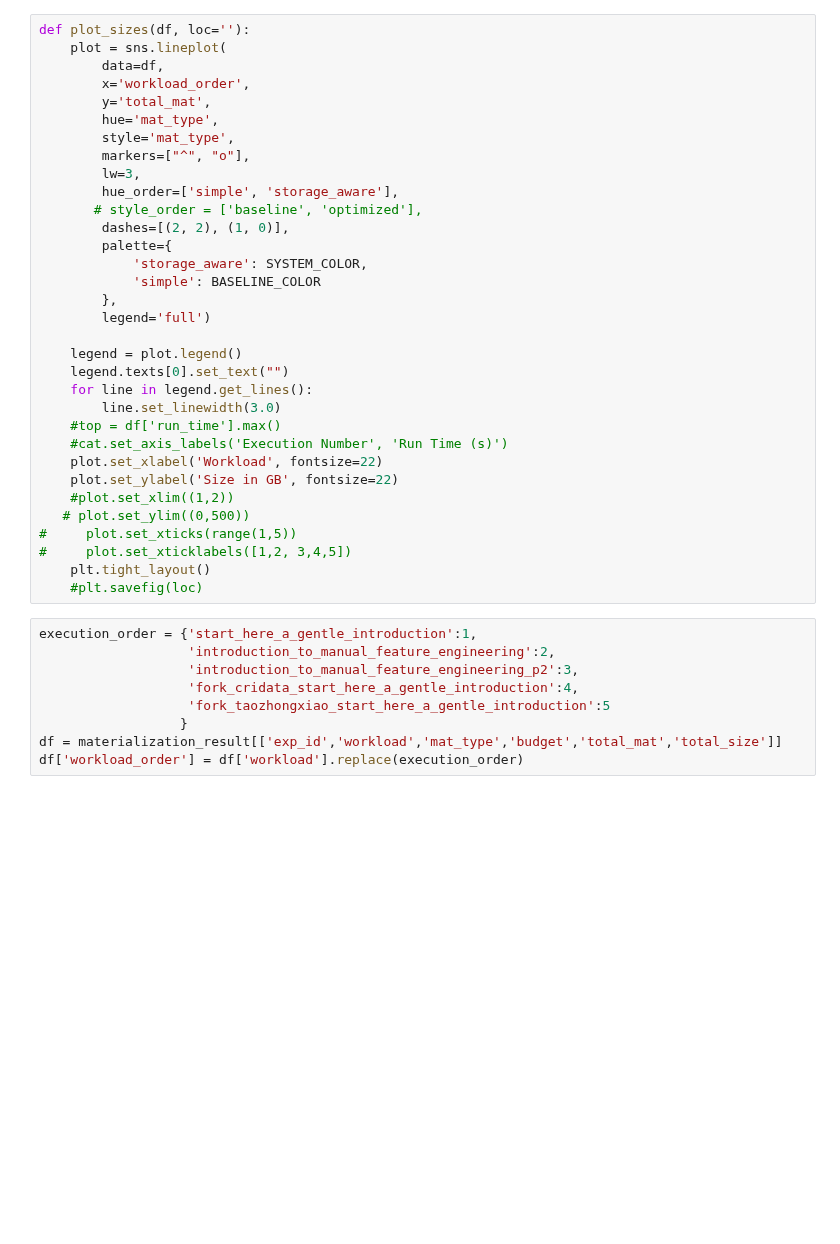
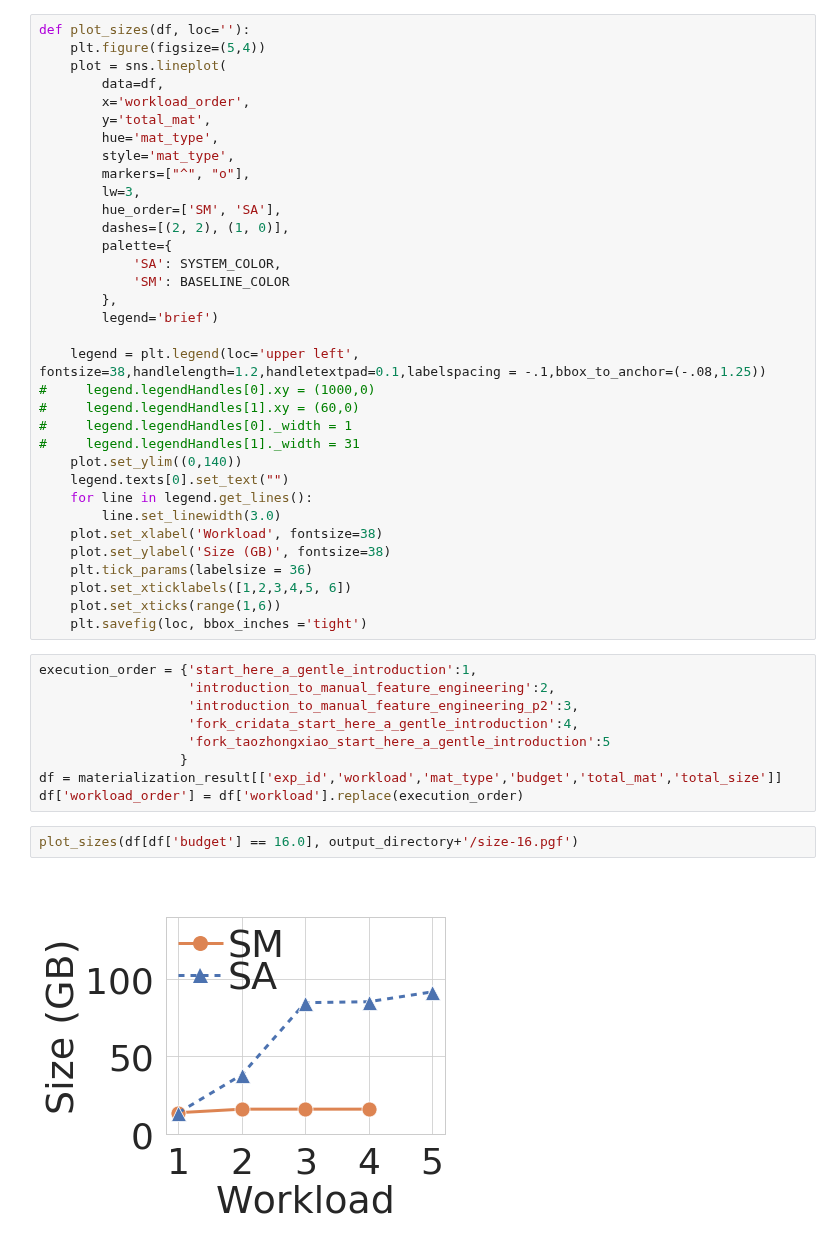
Before and after one commit to dbehrouz/ml-workload-optimization, a Jupyter notebook: code/collaborative-optimizer/paper/experiments/materialization/plots.ipynb, the cells around one changed output. Saved outputs shown, nothing was run; the diff lists cells and outputs as text; blank space fills up the shorter version.

```diff
--- a/code/collaborative-optimizer/paper/experiments/materialization/plots.ipynb
+++ b/code/collaborative-optimizer/paper/experiments/materialization/plots.ipynb
@@ -117,5 +103,6 @@ plot_execution_time(df)
 # %%
 def plot_sizes(df, loc=''):
+    plt.figure(figsize=(5,4))
     plot = sns.lineplot(
         data=df,
         x='workload_order',
@@ -124,29 +111,29 @@ def plot_sizes(df, loc=''):
         style='mat_type',
         markers=["^", "o"],
         lw=3,
-        hue_order=['simple', 'storage_aware'],
-       # style_order = ['baseline', 'optimized'],
+        hue_order=['SM', 'SA'],
         dashes=[(2, 2), (1, 0)],
         palette={
-            'storage_aware': SYSTEM_COLOR,
-            'simple': BASELINE_COLOR
+            'SA': SYSTEM_COLOR,
+            'SM': BASELINE_COLOR
         },
-        legend='full')
+        legend='brief')
 
-    legend = plot.legend()
+    legend = plt.legend(loc='upper left', fontsize=38,handlelength=1.2,handletextpad=0.1,labelspacing = -.1,bbox_to_anchor=(-.08,1.25))
+#     legend.legendHandles[0].xy = (1000,0)
+#     legend.legendHandles[1].xy = (60,0)
+#     legend.legendHandles[0]._width = 1
+#     legend.legendHandles[1]._width = 31
+    plot.set_ylim((0,140))
     legend.texts[0].set_text("")
     for line in legend.get_lines():
         line.set_linewidth(3.0)
-    #top = df['run_time'].max()
-    #cat.set_axis_labels('Execution Number', 'Run Time (s)')
-    plot.set_xlabel('Workload', fontsize=22)
-    plot.set_ylabel('Size in GB', fontsize=22)
-    #plot.set_xlim((1,2))
-   # plot.set_ylim((0,500))
-#     plot.set_xticks(range(1,5))
-#     plot.set_xticklabels([1,2, 3,4,5])
-    plt.tight_layout()
-    #plt.savefig(loc)
+    plot.set_xlabel('Workload', fontsize=38)
+    plot.set_ylabel('Size (GB)', fontsize=38)
+    plt.tick_params(labelsize = 36)
+    plot.set_xticklabels([1,2,3,4,5, 6])
+    plot.set_xticks(range(1,6))
+    plt.savefig(loc, bbox_inches ='tight')
 # %%
 execution_order = {'start_here_a_gentle_introduction':1,
                    'introduction_to_manual_feature_engineering':2,
@@ -156,3 +143,7 @@ execution_order = {'start_here_a_gentle_introduction':1,
                   }
 df = materialization_result[['exp_id','workload','mat_type','budget','total_mat','total_size']]
 df['workload_order'] = df['workload'].replace(execution_order)
+# %%
+plot_sizes(df[df['budget'] == 16.0], output_directory+'/size-16.pgf')
+# %% [output]
+[figure, added]
```
Also changed, not shown: parts of 13 cells of this notebook, 12 other files.
